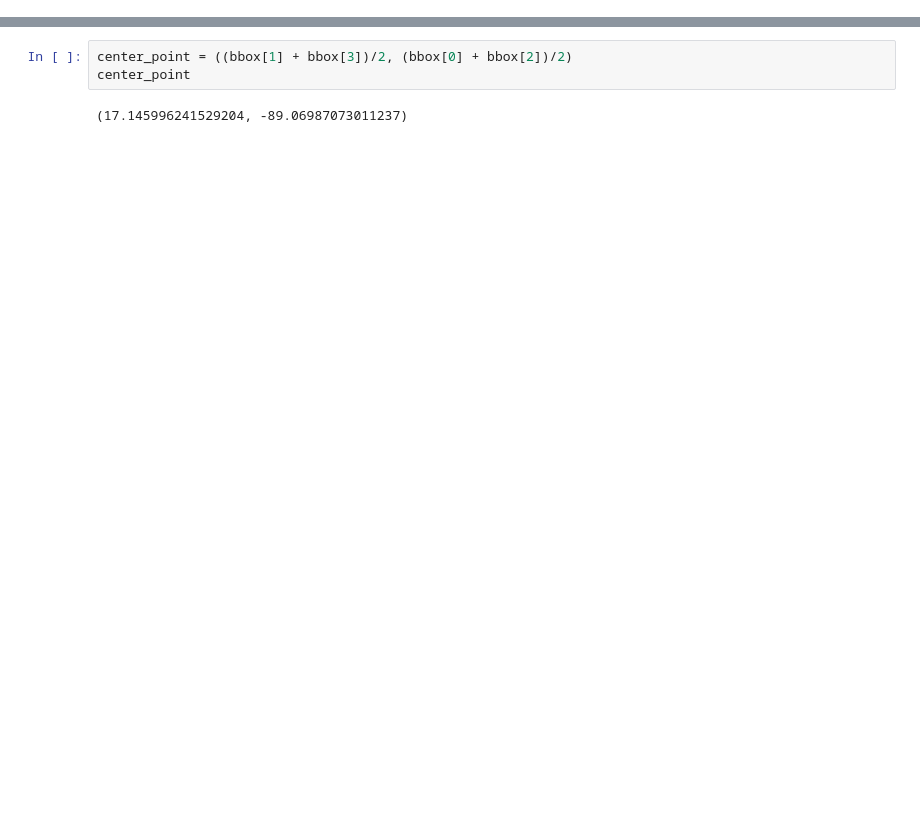
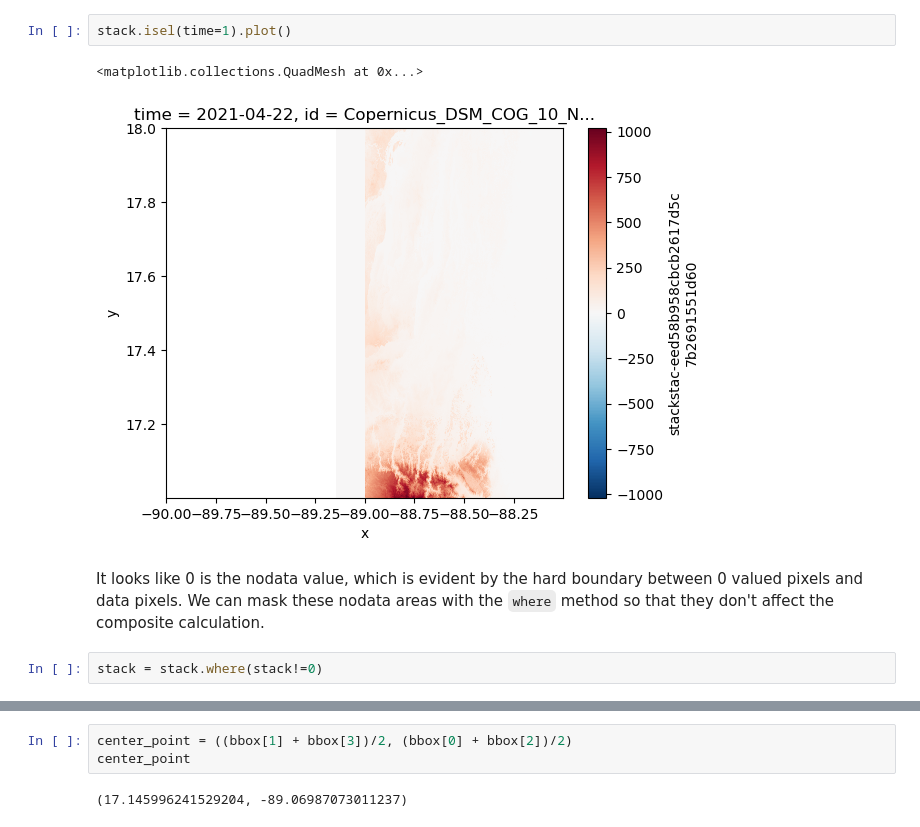
Before and after one commit to developmentseed/amazon-asdi, a Jupyter notebook: examples/cop-dem-glo-30/cop-dem-glo-30-stac-access.ipynb, the cells around one changed output, grey strips where cells are left out. Drawn from its saved outputs; the diff is of its cells as text; blank space fills up the shorter version.

```diff
--- a/examples/cop-dem-glo-30/cop-dem-glo-30-stac-access.ipynb
+++ b/examples/cop-dem-glo-30/cop-dem-glo-30-stac-access.ipynb
@@ -34,0 +108,9 @@ stack.plot()
+# %%
+stack.isel(time=1).plot()
+# %% [output]
+<matplotlib.collections.QuadMesh at 0x...>
+[figure, added]
+# %% [markdown]
+It looks like 0 is the nodata value, which is evident by the hard boundary between 0 valued pixels and data pixels. We can mask these nodata areas with the `where` method so that they don't affect the composite calculation.
+# %%
+stack = stack.where(stack!=0)
```
Also changed, not shown: parts of 23 cells of this notebook.
